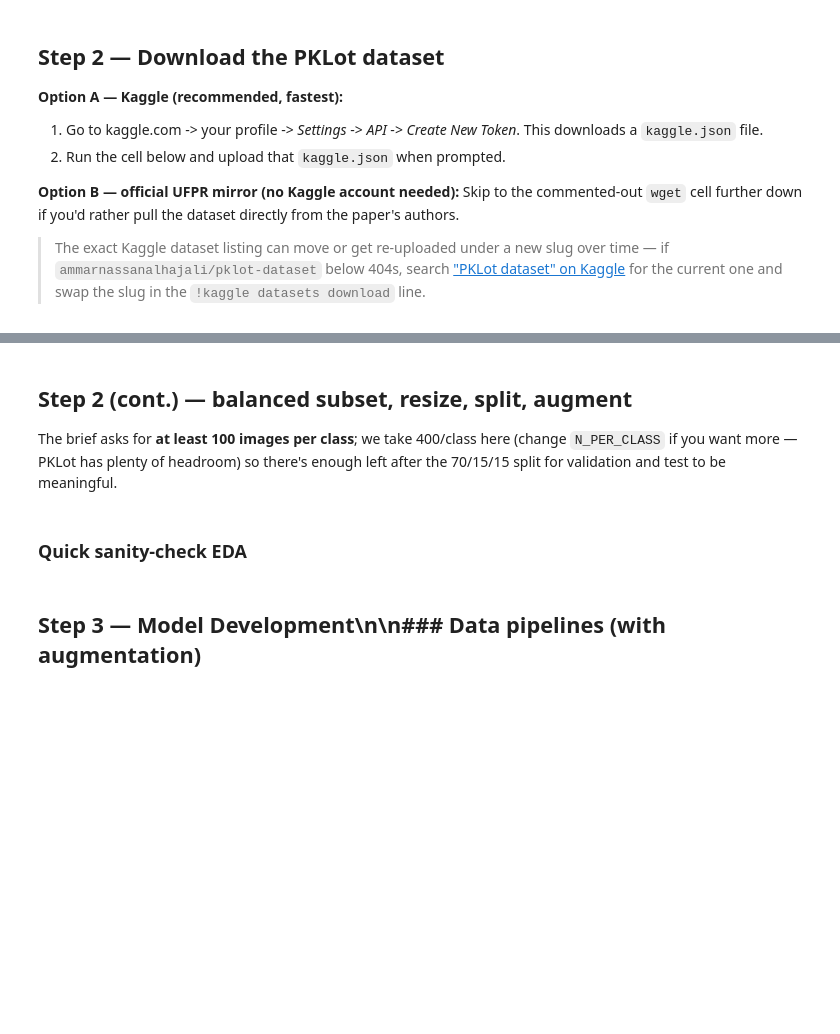
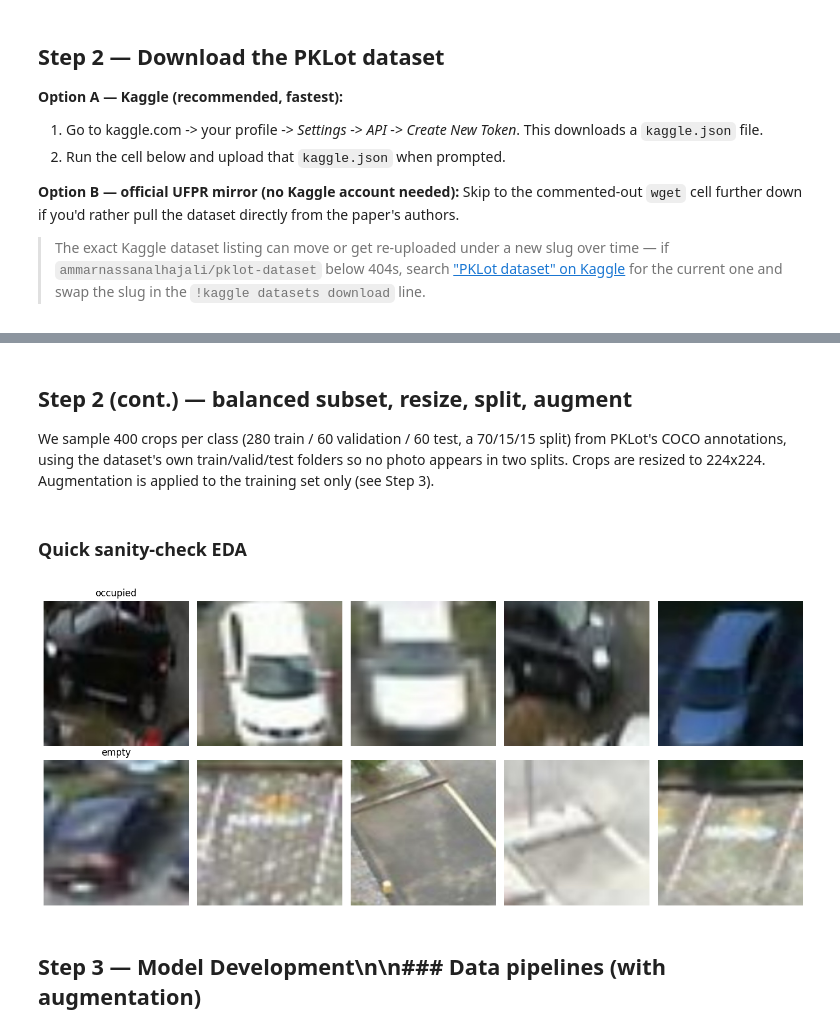
Before and after one commit to tanmaythakur09/IADAI201_1000389-TanmayThakur, a Jupyter notebook: notebooks/01_data_preprocessing_and_training.ipynb, the cells around one changed output, grey strips where cells are left out. Saved outputs shown, nothing was run; the diff lists cells and outputs as text; code cells hidden in the pictures; blank space fills up the shorter version.

```diff
--- a/notebooks/01_data_preprocessing_and_training.ipynb
+++ b/notebooks/01_data_preprocessing_and_training.ipynb
@@ -105,63 +229,23 @@ assert len(occupied_paths) > 0 and len(empty_paths) > 0, \
 # %% [markdown]
 ## Step 2 (cont.) — balanced subset, resize, split, augment
 
-The brief asks for **at least 100 images per class**; we take 400/class here
-(change `N_PER_CLASS` if you want more — PKLot has plenty of headroom) so
-there's enough left after the 70/15/15 split for validation and test to be
-meaningful.
+We sample 400 crops per class (280 train / 60 validation / 60 test, a 70/15/15 split) from PKLot's COCO annotations, using the dataset's own train/valid/test folders so no photo appears in two splits. Crops are resized to 224x224. Augmentation is applied to the training set only (see Step 3).
-# %%
-N_PER_CLASS = 400
-IMG_SIZE = (224, 224)
-OUT_ROOT = Path("/content/data")
-
-random.shuffle(occupied_paths)
-random.shuffle(empty_paths)
-occupied_sample = occupied_paths[:N_PER_CLASS]
-empty_sample = empty_paths[:N_PER_CLASS]
-
-def split_paths(paths):
-    train, temp = train_test_split(paths, test_size=0.30, random_state=42)
-    val, test = train_test_split(temp, test_size=0.50, random_state=42)
-    return {"train": train, "val": val, "test": test}
-
-splits = {
-    "occupied": split_paths(occupied_sample),
-    "empty": split_paths(empty_sample),
-}
-
-for cls, parts in splits.items():
-    for part, paths in parts.items():
-        print(f"{cls:>8} / {part:<5}: {len(paths)} images")
-# %%
-def resize_and_copy(src_paths, dest_dir):
-    dest_dir.mkdir(parents=True, exist_ok=True)
-    for i, src in enumerate(src_paths):
-        img = cv2.imread(src)
-        if img is None:
-            continue
-        img = cv2.resize(img, IMG_SIZE)
-        cv2.imwrite(str(dest_dir / f"{i:05d}.jpg"), img)
-
-for cls, parts in splits.items():
-    for part, paths in parts.items():
-        resize_and_copy(paths, OUT_ROOT / part / cls)
-
-print("Done. Folder layout:")
-!find /content/data -maxdepth 2 -type d | sort
 # %% [markdown]
 ### Quick sanity-check EDA
 # %%
 fig, axes = plt.subplots(2, 5, figsize=(14, 6))
-for col, cls in enumerate(["occupied", "empty"]):
+for row, cls in enumerate(["occupied", "empty"]):
     sample_dir = OUT_ROOT / "train" / cls
     sample_files = sorted(os.listdir(sample_dir))[:5]
-    for row, fname in enumerate(sample_files):
+    for col, fname in enumerate(sample_files):
         img = cv2.cvtColor(cv2.imread(str(sample_dir / fname)), cv2.COLOR_BGR2RGB)
         axes[row, col].imshow(img)
-        axes[row, col].set_title(cls if row == 0 else "")
+        axes[row, col].set_title(cls if col == 0 else "")
         axes[row, col].axis("off")
 plt.tight_layout()
 plt.show()
+# %% [output]
+[figure, added]
 # %% [markdown]
 ## Step 3 — Model Development\n\n### Data pipelines (with augmentation)
 # %%
```
Also changed, not shown: parts of 18 cells of this notebook, 1 other file.
